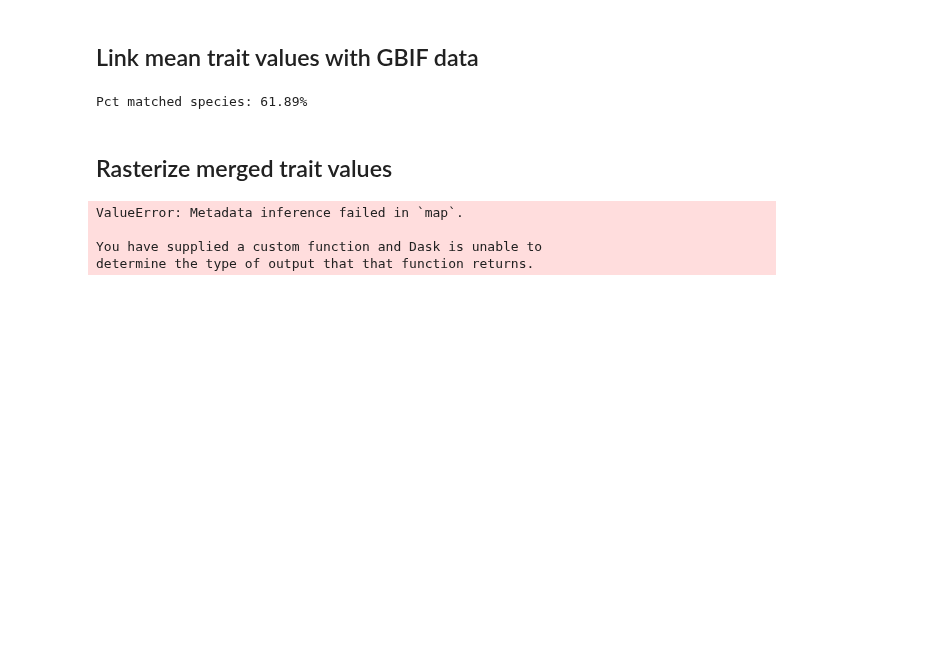
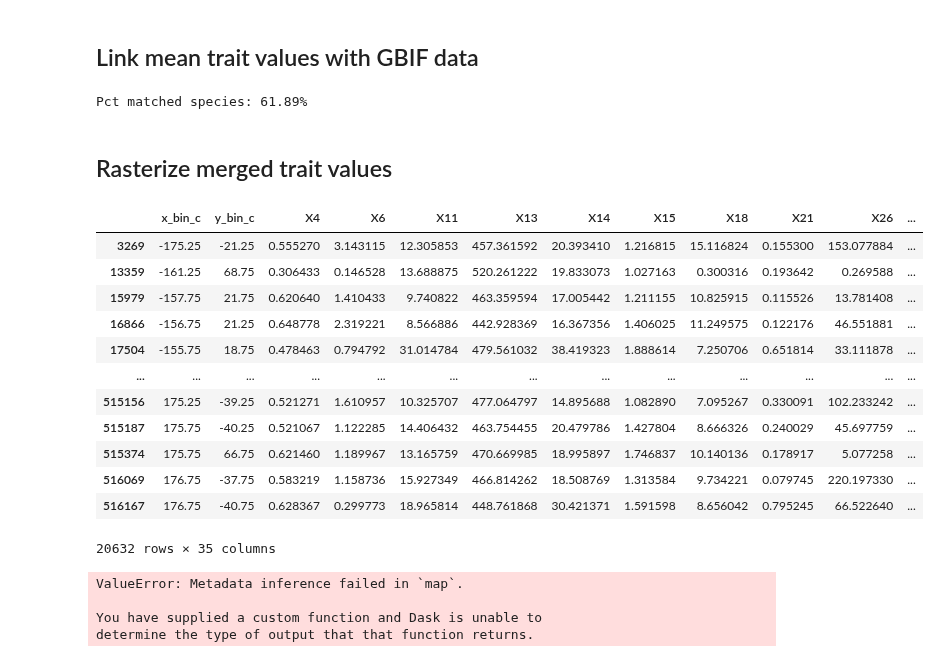
Before and after one commit to GeoSense-Freiburg/cit-sci-traits, a Jupyter notebook: notebooks/0-1_global_trait_data/0-1-4_build_GBIF_trait_maps.ipynb, the cells around one changed output. Saved outputs shown, nothing was run; the diff lists cells and outputs as text; code cells hidden in the pictures; blank space fills up the shorter version.

```diff
--- a/notebooks/0-1_global_trait_data/0-1-4_build_GBIF_trait_maps.ipynb
+++ b/notebooks/0-1_global_trait_data/0-1-4_build_GBIF_trait_maps.ipynb
@@ -103,3 +103,26 @@ def global_grid_data(
     grouped_df = df.groupby(["x_bin", "y_bin"])[traits].mean().reset_index()
 
     return grouped_df.compute()
+# %%
+res = 0.5
+lon = "decimallongitude"
+lat = "decimallatitude"
+traits = [col for col in merged.columns if col.startswith("X")]
+
+# convert resolution in degrees into step size
+step = int((360 / res) + 1)
+
+bins_x = np.linspace(-180, 180, step)
+bins_y = np.linspace(-90, 90, int(((step - 1) / 2) + 1))
+# %%
+df = merged.copy()
+# group latitude and longitude coordinates into bins
+# df["x_bin"] = df.map_partitions(
+#     pd.cut, df[lon], bins=bins_x, meta=pd.Series(dtype="category", name="x_bin")
+# )
+# df["y_bin"] = df.map_partitions(
+#     pd.cut, df[lat], bins=bins_y, meta=pd.Series(dtype="category", name="y_bin")
+# )
+
+df["x_bin"] = df[lon].map_partitions(pd.cut, bins=bins_x, meta=pd.Series(dtype="category", name="x_bin"))
+df["y_bin"] = df[lat].map_partitions(pd.cut, bins=bins_y, meta=pd.Series(dtype="category", name="y_bin"))
@@ -106,3 +131,35 @@ def global_grid_data(
+# %%
+# df = df.dropna(subset=["x_bin", "y_bin"])
+
+# raster coordinates are in center of raster cell
+df["x_bin_c"] = df["x_bin"].map(
+    lambda x: ((x.left + x.right) / 2), meta=pd.Series(dtype="category", name="x_bin_c")
+)
+df["y_bin_c"] = df["y_bin"].map(
+    lambda x: ((x.left + x.right) / 2), meta=pd.Series(dtype="category", name="y_bin_c")
+)
+
+df = df.drop(columns=["x_bin", "y_bin"])
+# group by 'x_bin' and 'y_bin' and calculate the mean of all variables
+grouped_df = df.groupby(["x_bin_c", "y_bin_c"])[traits].mean().reset_index()
+
+grouped_df = grouped_df.compute()
+# %%
+grouped_df.dropna()
+# %% [output]
+|  | x_bin_c | y_bin_c | X4 | X6 | X11 | X13 | X14 | X15 | X18 | X21 | X26 | ... |
+| 3269 | -175.25 | -21.25 | 0.555270 | 3.143115 | 12.305853 | 457.361592 | 20.393410 | 1.216815 | 15.116824 | 0.155300 | 153.077884 | ... |
+| 13359 | -161.25 | 68.75 | 0.306433 | 0.146528 | 13.688875 | 520.261222 | 19.833073 | 1.027163 | 0.300316 | 0.193642 | 0.269588 | ... |
+| 15979 | -157.75 | 21.75 | 0.620640 | 1.410433 | 9.740822 | 463.359594 | 17.005442 | 1.211155 | 10.825915 | 0.115526 | 13.781408 | ... |
+| 16866 | -156.75 | 21.25 | 0.648778 | 2.319221 | 8.566886 | 442.928369 | 16.367356 | 1.406025 | 11.249575 | 0.122176 | 46.551881 | ... |
+| 17504 | -155.75 | 18.75 | 0.478463 | 0.794792 | 31.014784 | 479.561032 | 38.419323 | 1.888614 | 7.250706 | 0.651814 | 33.111878 | ... |
+| ... | ... | ... | ... | ... | ... | ... | ... | ... | ... | ... | ... | ... |
+| 515156 | 175.25 | -39.25 | 0.521271 | 1.610957 | 10.325707 | 477.064797 | 14.895688 | 1.082890 | 7.095267 | 0.330091 | 102.233242 | ... |
+| 515187 | 175.75 | -40.25 | 0.521067 | 1.122285 | 14.406432 | 463.754455 | 20.479786 | 1.427804 | 8.666326 | 0.240029 | 45.697759 | ... |
+| 515374 | 175.75 | 66.75 | 0.621460 | 1.189967 | 13.165759 | 470.669985 | 18.995897 | 1.746837 | 10.140136 | 0.178917 | 5.077258 | ... |
+| 516069 | 176.75 | -37.75 | 0.583219 | 1.158736 | 15.927349 | 466.814262 | 18.508769 | 1.313584 | 9.734221 | 0.079745 | 220.197330 | ... |
+| 516167 | 176.75 | -40.75 | 0.628367 | 0.299773 | 18.965814 | 448.761868 | 30.421371 | 1.591598 | 8.656042 | 0.795245 | 66.522640 | ... |
+20632 rows × 35 columns
 # %%
 cols = [col for col in merged.columns if col.startswith("X")]
 grid_data = global_grid_data(merged.copy(), cols)
```
Also changed, not shown: parts of 1 cell of this notebook.
